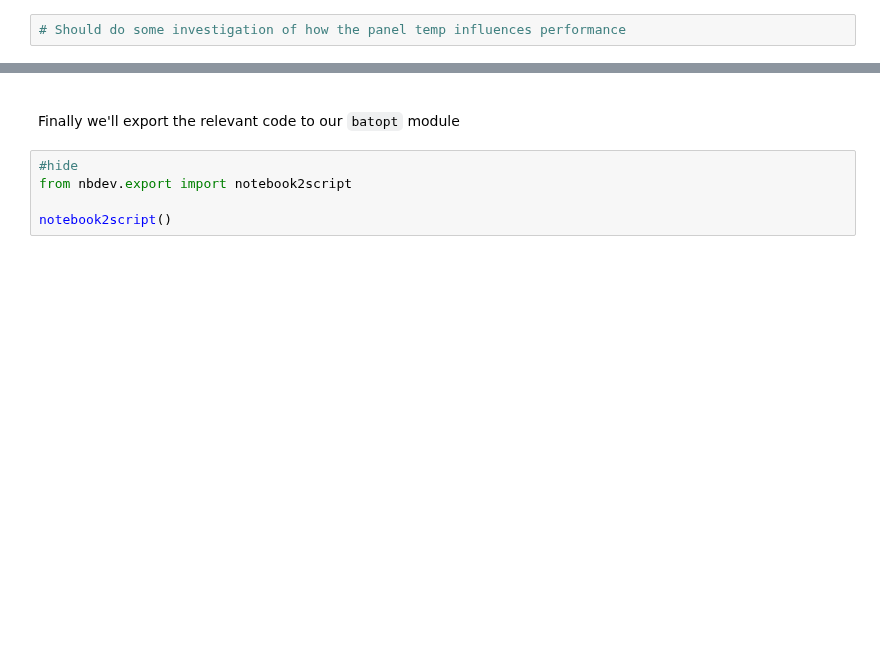
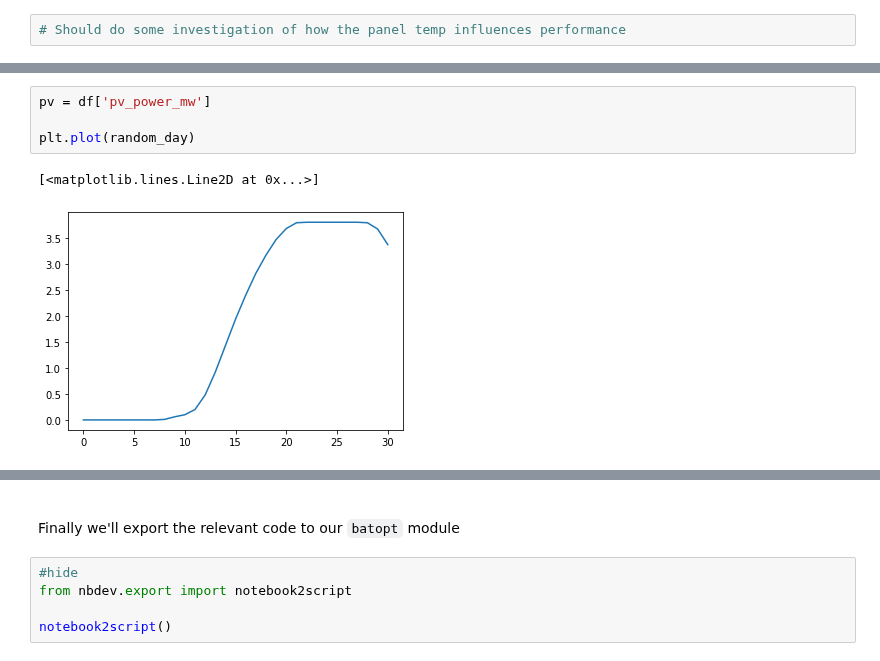
Before and after one commit to AyrtonB/WPD-DS-Challenge, a Jupyter notebook: nbs/03-pv-forecast.ipynb, the cells around one changed output, grey strips where cells are left out. Cells and saved outputs as stored; diff of their text form; blank space fills up the shorter version.

```diff
--- a/nbs/03-pv-forecast.ipynb
+++ b/nbs/03-pv-forecast.ipynb
@@ -14,0 +168,7 @@ import pandas as pd
+# %%
+pv = df['pv_power_mw']
+
+plt.plot(random_day)
+# %% [output]
+[<matplotlib.lines.Line2D at 0x...>]
+[figure, added]
```
Also changed, not shown: parts of 20 cells of this notebook.
